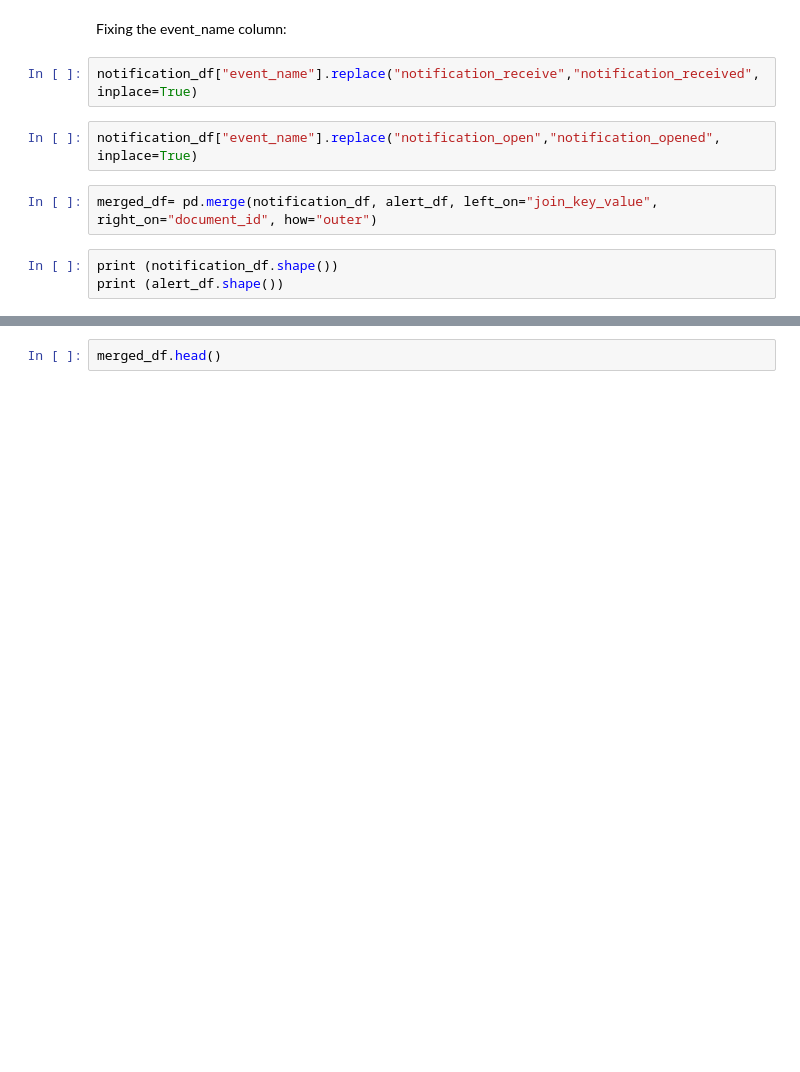
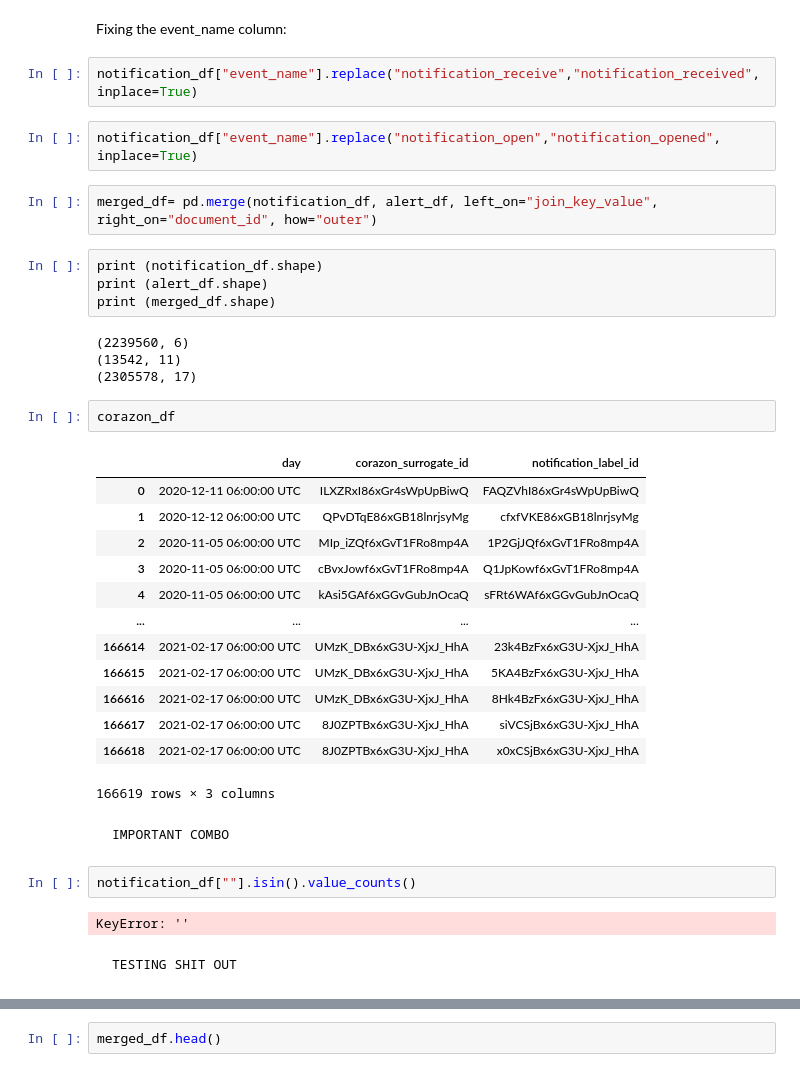
Before and after one commit to ComMutants/Capstone-WIMT, a Jupyter notebook: notebooks/WIMT_Capstone.ipynb, the cells around one changed output, grey strips where cells are left out. Saved outputs shown, nothing was run; the diff lists cells and outputs as text; blank space fills up the shorter version.

```diff
--- a/notebooks/WIMT_Capstone.ipynb
+++ b/notebooks/WIMT_Capstone.ipynb
@@ -80,5 +89,34 @@ notification_df["event_name"].replace("notification_open","notification_opened",
 # %%
 merged_df= pd.merge(notification_df, alert_df, left_on="join_key_value", right_on="document_id", how="outer")
 # %%
-print (notification_df.shape())
-print (alert_df.shape())
+print (notification_df.shape)
+print (alert_df.shape)
+print (merged_df.shape)
+# %% [output]
+(2239560, 6)
+(13542, 11)
+(2305578, 17)
+# %%
+corazon_df
+# %% [output]
+|  | day | corazon_surrogate_id | notification_label_id |
+| 0 | 2020-12-11 06:00:00 UTC | ILXZRxI86xGr4sWpUpBiwQ | FAQZVhI86xGr4sWpUpBiwQ |
+| 1 | 2020-12-12 06:00:00 UTC | QPvDTqE86xGB18lnrjsyMg | cfxfVKE86xGB18lnrjsyMg |
+| 2 | 2020-11-05 06:00:00 UTC | MIp_iZQf6xGvT1FRo8mp4A | 1P2GjJQf6xGvT1FRo8mp4A |
+| 3 | 2020-11-05 06:00:00 UTC | cBvxJowf6xGvT1FRo8mp4A | Q1JpKowf6xGvT1FRo8mp4A |
+| 4 | 2020-11-05 06:00:00 UTC | kAsi5GAf6xGGvGubJnOcaQ | sFRt6WAf6xGGvGubJnOcaQ |
+| ... | ... | ... | ... |
+| 166614 | 2021-02-17 06:00:00 UTC | UMzK_DBx6xG3U-XjxJ_HhA | 23k4BzFx6xG3U-XjxJ_HhA |
+| 166615 | 2021-02-17 06:00:00 UTC | UMzK_DBx6xG3U-XjxJ_HhA | 5KA4BzFx6xG3U-XjxJ_HhA |
+| 166616 | 2021-02-17 06:00:00 UTC | UMzK_DBx6xG3U-XjxJ_HhA | 8Hk4BzFx6xG3U-XjxJ_HhA |
+| 166617 | 2021-02-17 06:00:00 UTC | 8J0ZPTBx6xG3U-XjxJ_HhA | siVCSjBx6xG3U-XjxJ_HhA |
+| 166618 | 2021-02-17 06:00:00 UTC | 8J0ZPTBx6xG3U-XjxJ_HhA | x0xCSjBx6xG3U-XjxJ_HhA |
+166619 rows × 3 columns
+# %% [markdown]
+    IMPORTANT COMBO
+# %%
+notification_df[""].isin().value_counts()
+# %% [output]
+KeyError: ''
+# %% [markdown]
+    TESTING SHIT OUT
```
Also changed, not shown: parts of 32 cells of this notebook, 1 other file.
